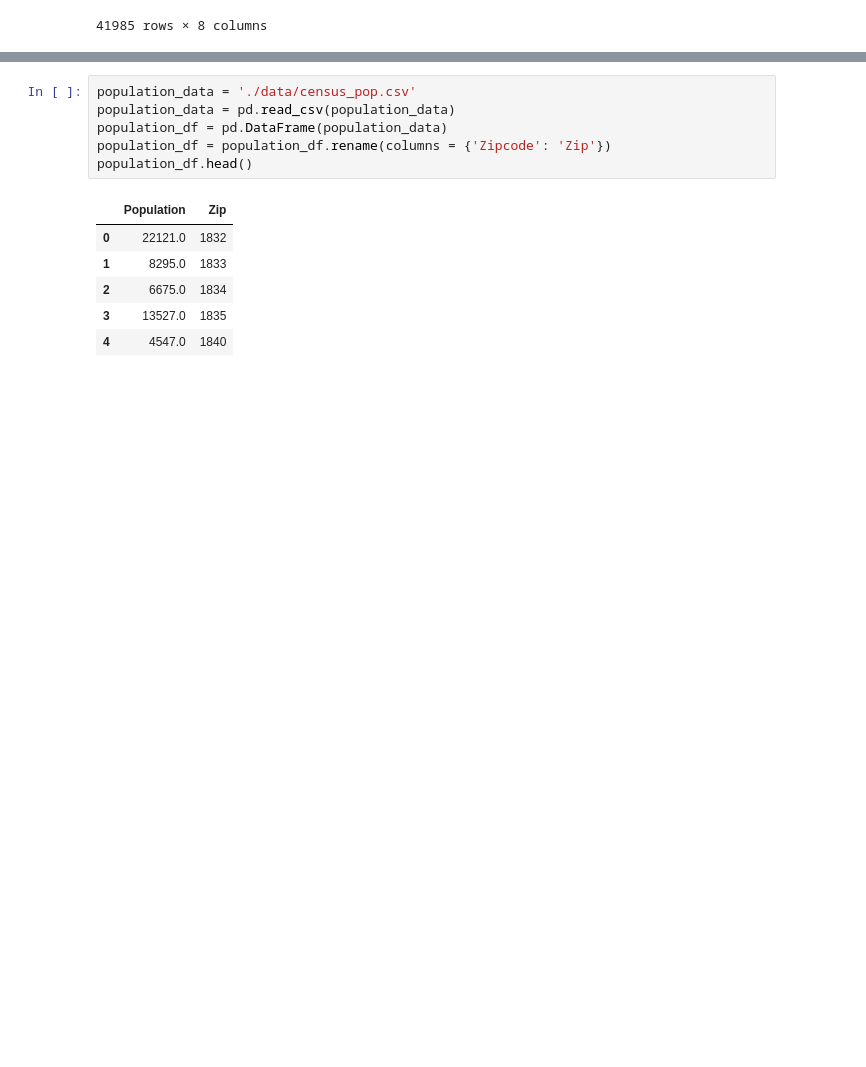
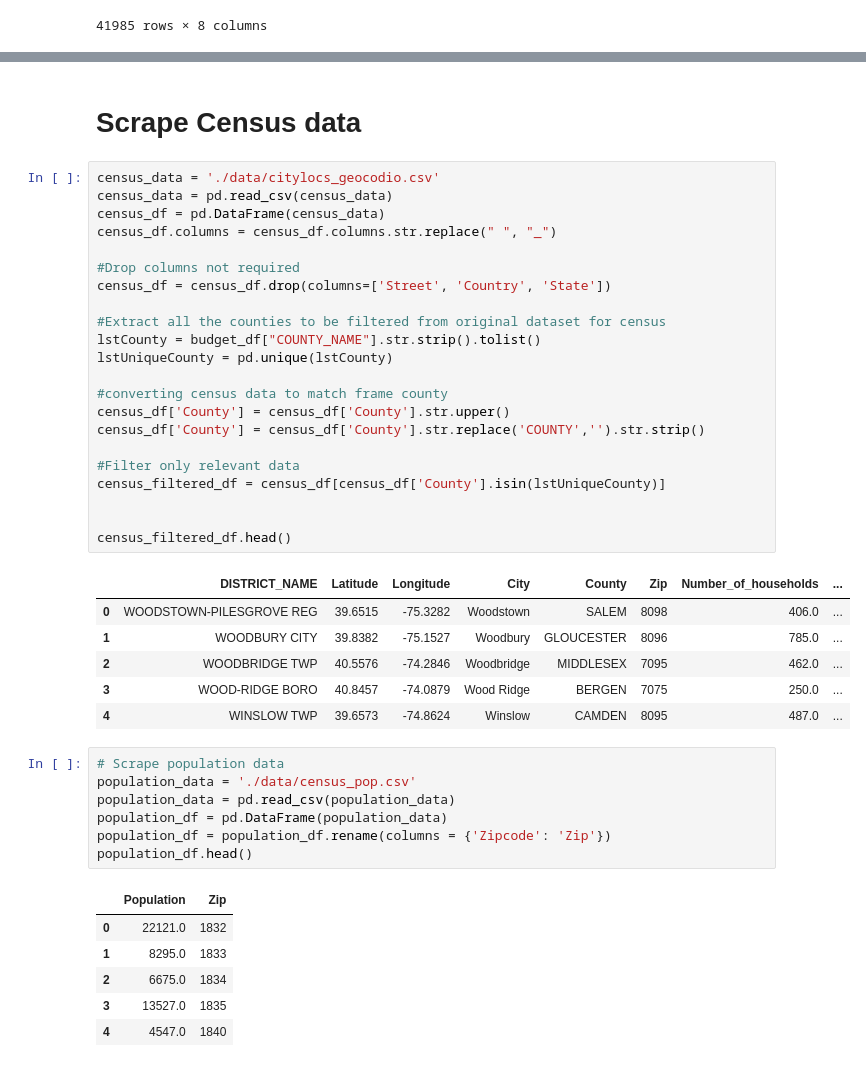
Before and after one commit to ramsun/nj-education, a Jupyter notebook: final_project.ipynb, the cells around one changed output, grey strips where cells are left out. Cells and saved outputs as stored; diff of their text form; blank space fills up the shorter version.

```diff
--- a/final_project.ipynb
+++ b/final_project.ipynb
@@ -154,4 +164,36 @@ census_df.head()
+# %% [markdown]
+# Scrape Census data
+# %%
+census_data = './data/citylocs_geocodio.csv'
+census_data = pd.read_csv(census_data)
+census_df = pd.DataFrame(census_data)
+census_df.columns = census_df.columns.str.replace(" ", "_")
+
+#Drop columns not required
+census_df = census_df.drop(columns=['Street', 'Country', 'State'])
+
+#Extract all the counties to be filtered from original dataset for census
+lstCounty = budget_df["COUNTY_NAME"].str.strip().tolist()
+lstUniqueCounty = pd.unique(lstCounty)
+
+#converting census data to match frame county
+census_df['County'] = census_df['County'].str.upper()
+census_df['County'] = census_df['County'].str.replace('COUNTY','').str.strip()
+
+#Filter only relevant data
+census_filtered_df = census_df[census_df['County'].isin(lstUniqueCounty)]
+
+
+census_filtered_df.head()
+# %% [output]
+|  | DISTRICT_NAME | Latitude | Longitude | City | County | Zip | Number_of_households | ... |
+| 0 | WOODSTOWN-PILESGROVE REG | 39.6515 | -75.3282 | Woodstown | SALEM | 8098 | 406.0 | ... |
+| 1 | WOODBURY CITY | 39.8382 | -75.1527 | Woodbury | GLOUCESTER | 8096 | 785.0 | ... |
+| 2 | WOODBRIDGE TWP | 40.5576 | -74.2846 | Woodbridge | MIDDLESEX | 7095 | 462.0 | ... |
+| 3 | WOOD-RIDGE BORO | 40.8457 | -74.0879 | Wood Ridge | BERGEN | 7075 | 250.0 | ... |
+| 4 | WINSLOW TWP | 39.6573 | -74.8624 | Winslow | CAMDEN | 8095 | 487.0 | ... |
 # %%
+# Scrape population data
 population_data = './data/census_pop.csv'
 population_data = pd.read_csv(population_data)
 population_df = pd.DataFrame(population_data)
```
Also changed, not shown: parts of 12 cells of this notebook.
